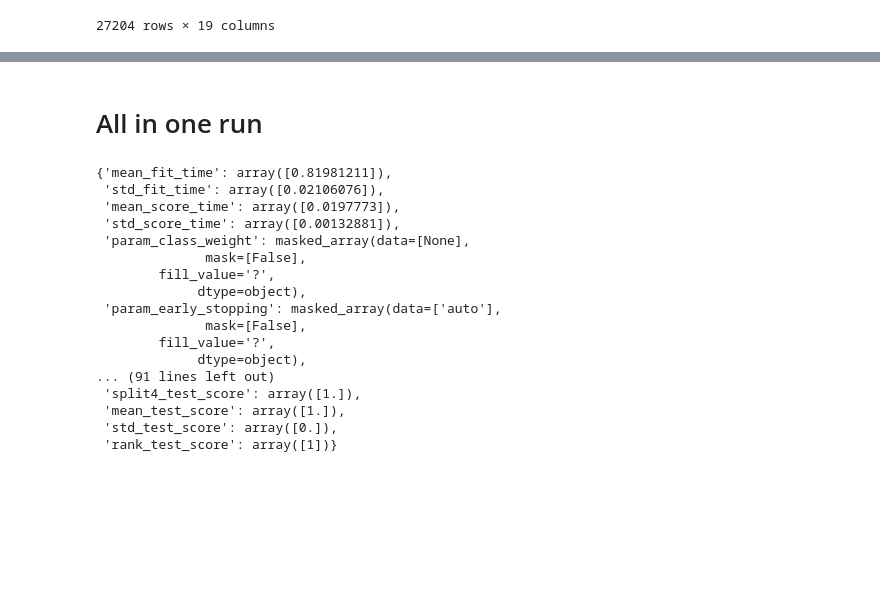
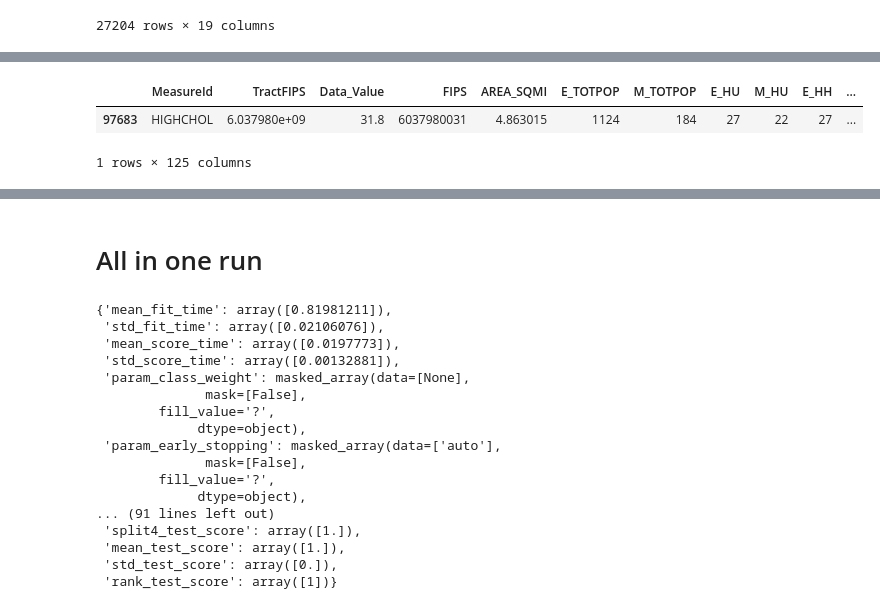
Before and after one commit to jonas060/SDOH, a Jupyter notebook: CSCI_8980_Project_GP.ipynb, the cells around one changed output, grey strips where cells are left out. Saved outputs shown, nothing was run; the diff lists cells and outputs as text; code cells hidden in the pictures; blank space fills up the shorter version.

```diff
--- a/CSCI_8980_Project_GP.ipynb
+++ b/CSCI_8980_Project_GP.ipynb
@@ -677,0 +610,3 @@ len(importance.importances_mean)
+# %%
+label = grid.best_estimator_.predict(X_numeric)
+ARTH_TRAIN.loc[:, "label"] = list(label)
@@ -677,0 +628,6 @@ len(importance.importances_mean)
+# %%
+ARTH_TRAIN.iloc[[3240]]
+# %% [output]
+|  | MeasureId | TractFIPS | Data_Value | FIPS | AREA_SQMI | E_TOTPOP | M_TOTPOP | E_HU | M_HU | E_HH | ... |
+| 97683 | HIGHCHOL | 6.037980e+09 | 31.8 | 6037980031 | 4.863015 | 1124 | 184 | 27 | 22 | 27 | ... |
+1 rows × 125 columns
```
Also changed, not shown: parts of 24 cells of this notebook, 2 other files.
